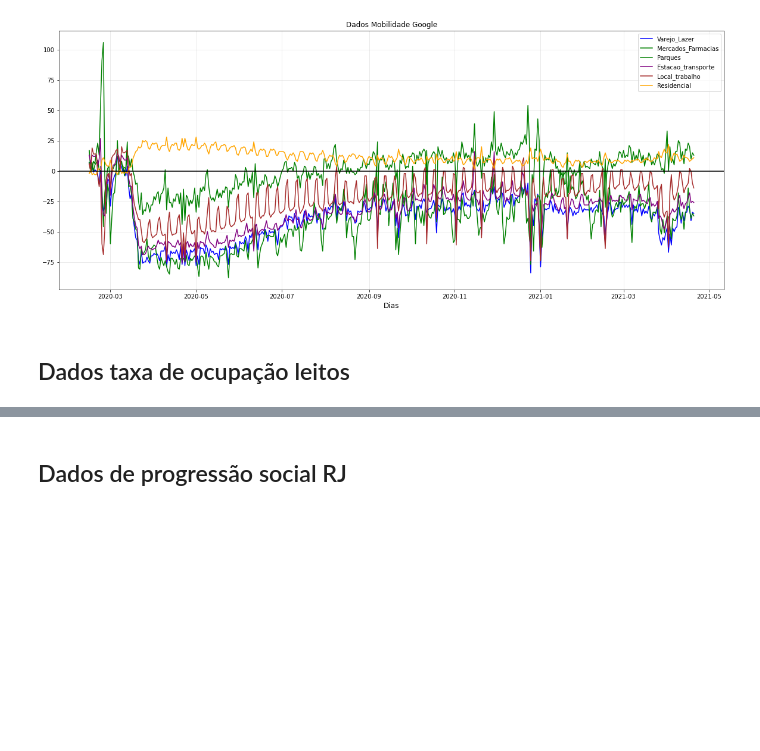
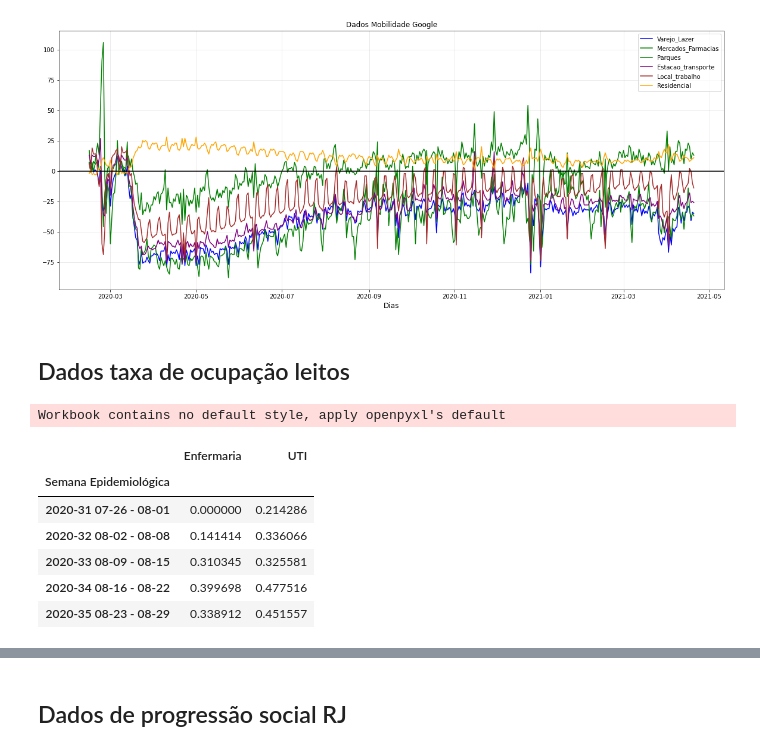
Before and after one commit to fbosousa/covid19, a Jupyter notebook: dados_rj.ipynb, the cells around one changed output, grey strips where cells are left out. Cells and saved outputs as stored; diff of their text form; code cells hidden in the pictures; blank space fills up the shorter version.

```diff
--- a/dados_rj.ipynb
+++ b/dados_rj.ipynb
@@ -244,3 +244,22 @@ plt.show()
 [figure]
 # %% [markdown]
 ## Dados taxa de ocupação leitos
+# %%
+planilha = pd.ExcelFile('data/RJ/PAINEL CORONAVIRUS COVID-19.xlsx')
+taxa_ocupacao = pd.read_excel(planilha)
+# %% [output]
+Workbook contains no default style, apply openpyxl's default
+# %%
+colunas = taxa_ocupacao.iloc[1].values.tolist()
+dados = taxa_ocupacao.values[2:-1].tolist()
+ocupacao = pd.DataFrame(dados,columns =colunas)
+ocupacao = ocupacao.set_index('Semana Epidemiológica')
+ocupacao.head()
+# %% [output]
+|  | Enfermaria | UTI |
+| Semana Epidemiológica |  |  |
+| 2020-31 07-26 - 08-01 | 0.000000 | 0.214286 |
+| 2020-32 08-02 - 08-08 | 0.141414 | 0.336066 |
+| 2020-33 08-09 - 08-15 | 0.310345 | 0.325581 |
+| 2020-34 08-16 - 08-22 | 0.399698 | 0.477516 |
+| 2020-35 08-23 - 08-29 | 0.338912 | 0.451557 |
```
Also changed, not shown: parts of 1 cell of this notebook.
